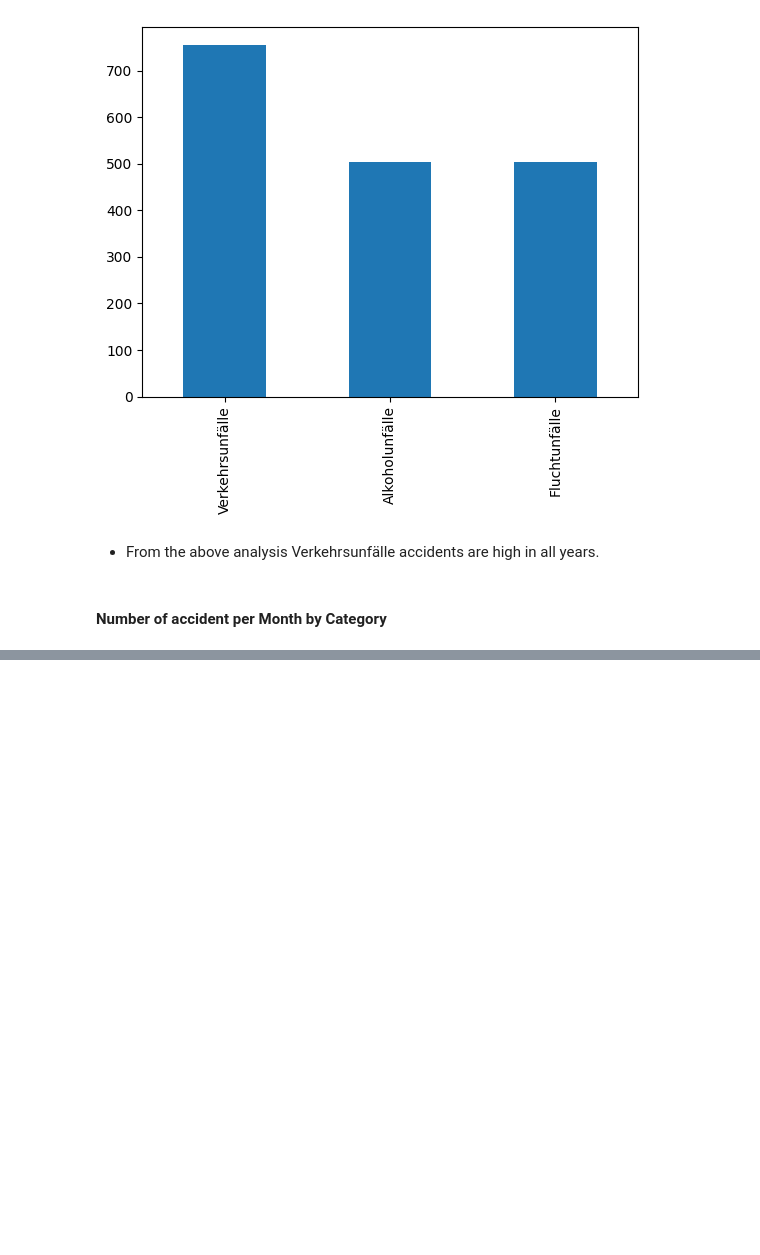
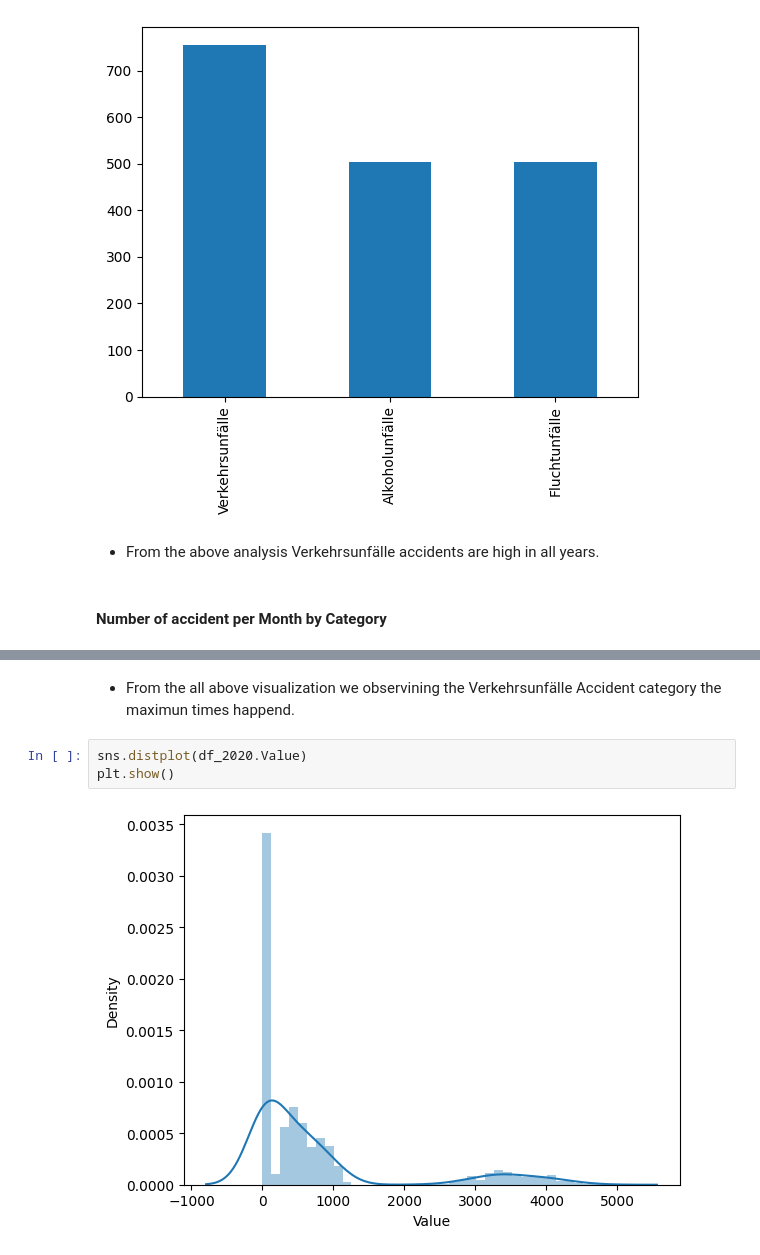
Before and after one commit to Sulochanaakki/munich_accidentdataset_modelbuilding, a Jupyter notebook: Notebook/dataanalysis.ipynb, the cells around one changed output, grey strips where cells are left out. Cells and saved outputs as stored; diff of their text form; blank space fills up the shorter version.

```diff
--- a/Notebook/dataanalysis.ipynb
+++ b/Notebook/dataanalysis.ipynb
@@ -340,0 +354,7 @@ plt.show
+# %% [markdown]
+- From the all above visualization we observining the Verkehrsunfälle Accident category the maximun times happend.
+# %%
+sns.distplot(df_2020.Value)
+plt.show()
+# %% [output]
+[figure, added]
```
Also changed, not shown: parts of 59 cells of this notebook.
